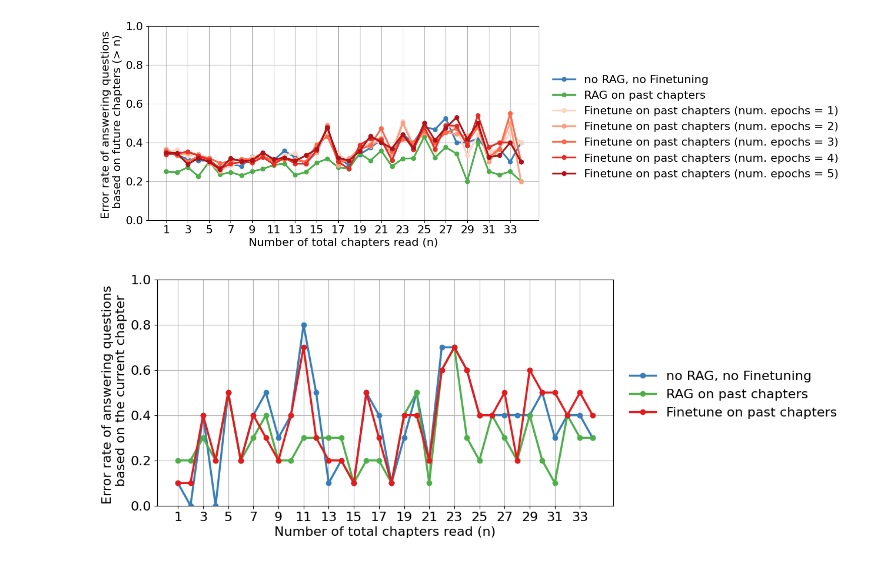
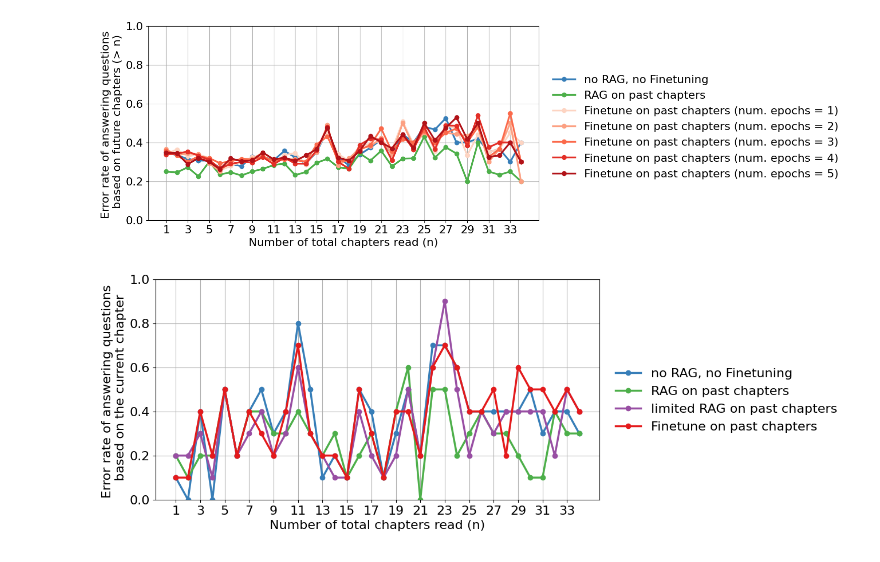
Before and after one commit to Laknath1996/RAG-exps, a Jupyter notebook: src/nb_figures.ipynb, the cells around one changed output. Cells and saved outputs as stored; diff of their text form; code cells hidden in the pictures.

Commit message:
Add results

```diff
--- a/src/nb_figures.ipynb
+++ b/src/nb_figures.ipynb
@@ -202,34 +202,40 @@ perr, perr_lower, perr_upper = get_errors(t, truths, preds, T)
 ax.plot(range(1, T), perr, color=color, label='no RAG, no Finetuning', marker='o', lw=lw)
 # ax.fill_between(range(1, T), perr_lower, perr_upper, alpha=0.3, color=color)
 
-t, k, truths, preds = get_results('rag')
+t, k, truths, preds = get_results('rag_unlimited')
 color = '#4daf4a'
 perr, perr_lower, perr_upper = get_errors(t, truths, preds, T)
 ax.plot(range(1, T), perr, color=color, label='RAG on past chapters', marker='o', lw=lw)
+# ax.fill_between(range(1, T), perr_lower, perr_upper, alpha=0.3, color=color)
+
+t, k, truths, preds = get_results('rag_limited_5')
+color = '#984ea3'
+perr, perr_lower, perr_upper = get_errors(t, truths, preds, T)
+ax.plot(range(1, T), perr, color=color, label='limited RAG on past chapters', marker='o', lw=lw)
 # ax.fill_between(range(1, T), perr_lower, perr_upper, alpha=0.3, color=color)
 
 t, k, truths, preds = get_results('ft_1')
 color = '#e41a1c'
 perr, perr_lower, perr_upper = get_errors(t, truths, preds, T)
 ax.plot(range(1, T), perr, color=color, label='Finetune on past chapters', marker='o', lw=lw)
 # ax.fill_between(range(1, T), perr_lower, perr_upper, alpha=0.3, color=color)
 
 # reds = sns.color_palette("Reds", 5)
 # for i, exp in enumerate(['ft_1', 'ft_2', 'ft_3', 'ft_4', 'ft_5']):
 #     t, k, truths, preds = get_results(exp)
 #     perr, perr_lower, perr_upper = get_errors(t, truths, preds, T)
 #     num_epochs = exp.split('_')[1]
 #     ax.plot(range(1, T), perr, color=reds[i], label=f'Finetune on past chapters (num. epochs = {num_epochs})', marker='o', lw=lw)
 #     # ax.fill_between(range(1, T), perr_lower, perr_upper, alpha=0.3, color=color)
 
 ax.tick_params(axis='both', labelsize=16)
 
 ax.set_xticks(range(1, T, 2))
 ax.set_ylabel("Error rate of answering questions \n based on the current chapter", fontsize=fontsize)
 ax.set_xlabel("Number of total chapters read (n)", fontsize=fontsize)
 ax.set_ylim([0, 1])
 ax.legend(fontsize=fontsize, loc='upper left', bbox_to_anchor=(1.01, 0.65), frameon=False)
 ax.grid()
 plt.show()
 # %% [output]
-[figure, old version]
+[figure, new version]
```
Also changed, not shown: 2 other files.
